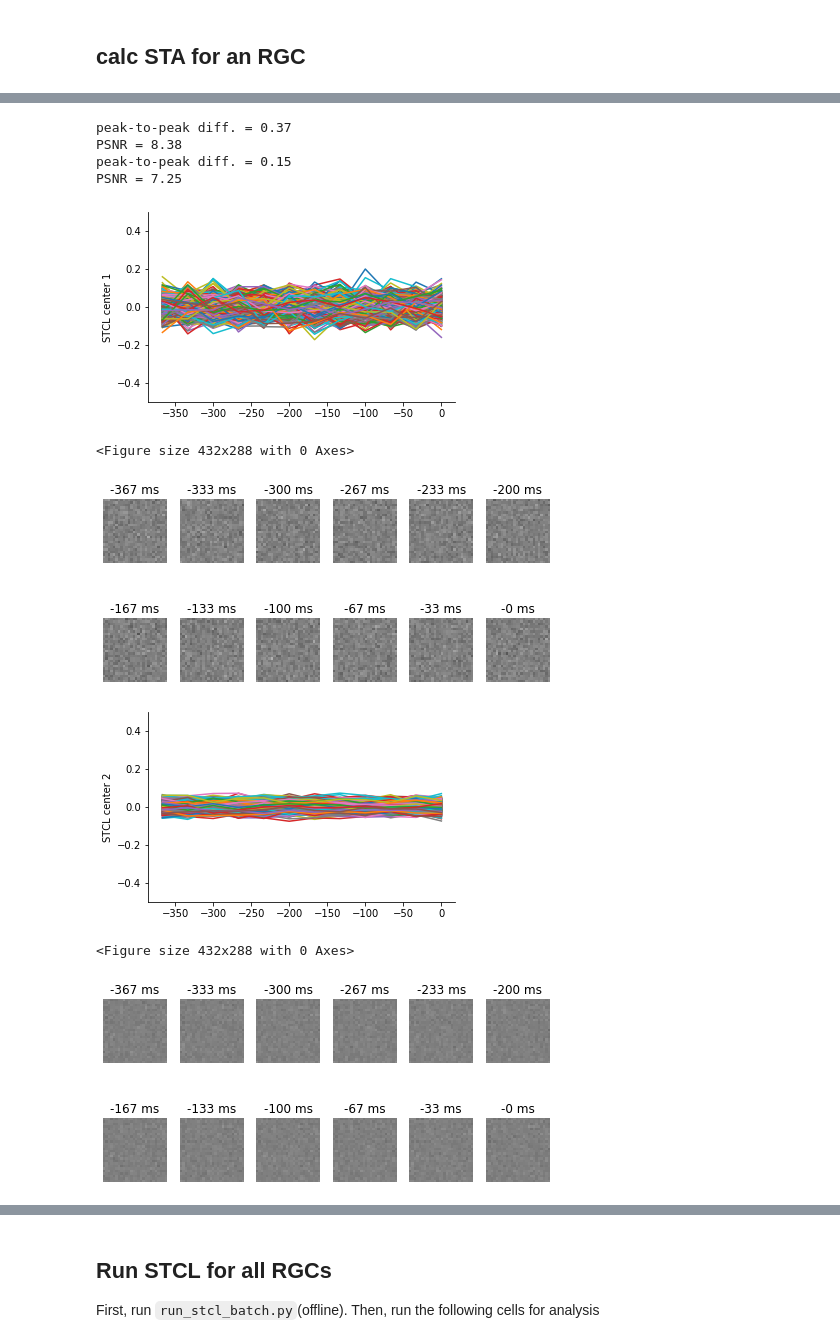
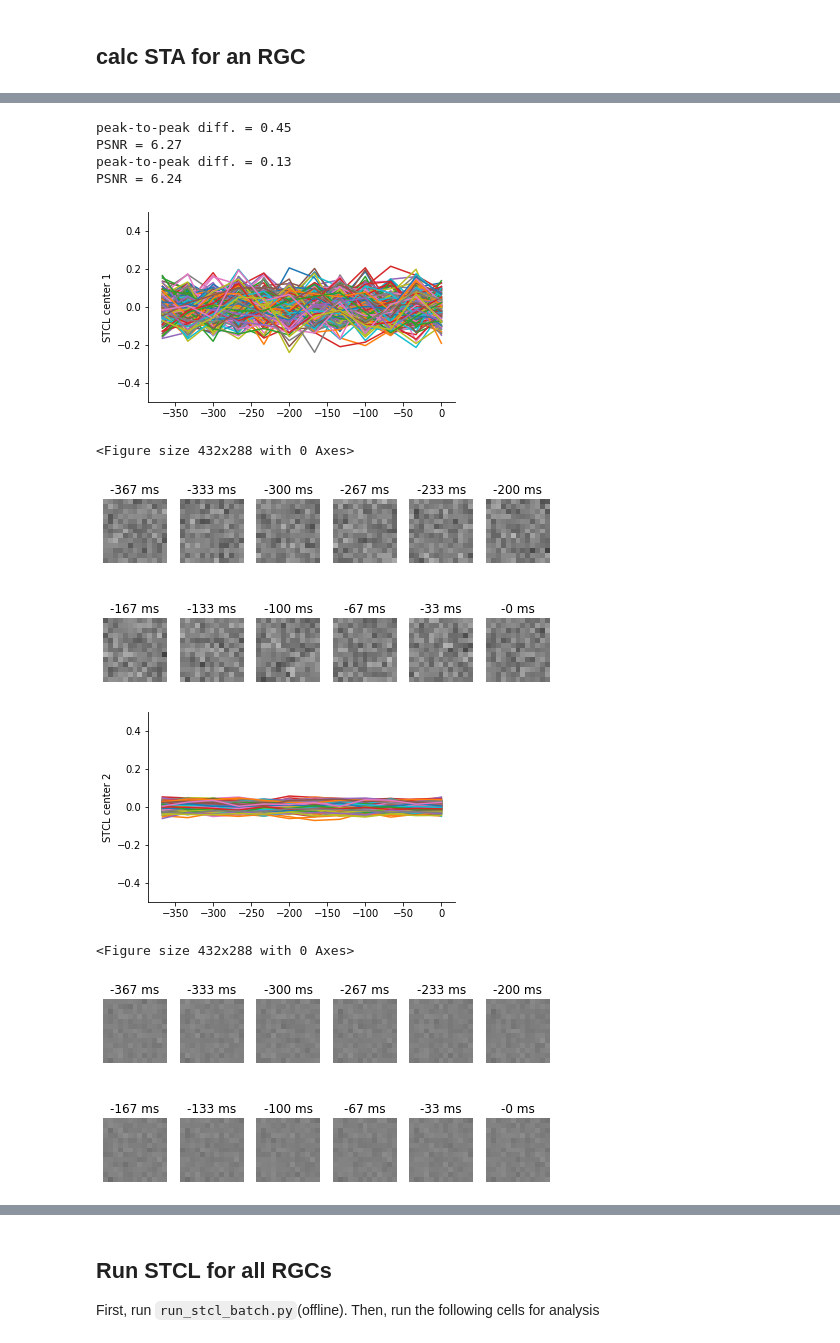
Before and after one commit to ys7yoo/retina_info, a Jupyter notebook: run_stcl.ipynb, the cells around one changed output, grey strips where cells are left out. Drawn from its saved outputs; the diff is of its cells as text; code cells hidden in the pictures.

Commit message:
working on clustering

```diff
--- a/run_stcl.ipynb
+++ b/run_stcl.ipynb
@@ -53,7 +50,7 @@ def plot_spatio_temporal(sta,dt=1000/30, ylabel=None, fig_basename=None):
         plt.savefig(fig_basename + '_temp.pdf', bbox_inches='tight') # https://stackoverflow.com/a/4046233
 
     plt.figure()
-    pysta.plot_stim_slices(sta, height=26, width=26, dt=dt, vmin=-0.5, vmax=0.5)
+    pysta.plot_stim_slices(sta, height=13, width=13, dt=dt, vmin=-0.5, vmax=0.5)
 
 #     plt.tight_layout()
 
@@ -89,7 +86,8 @@ def plot_bar_by_group(info, col,
 ## load data
 # %%
 data_path = 'data'
-dataset = '20201209'
+dataset = '20201216'
+# dataset = '20201209'
 
 info = pd.read_csv(os.path.join(data_path, dataset + '_info.csv'))
 data = np.load(os.path.join(data_path, dataset + '.npz'))
@@ -140,7 +132,13 @@ print(spike_counts.shape)
 # %%
 # choose a channel
 
-ch_idx = 2    # 14a ON-OFF
+ch_idx = 10  # 17c ON-OFF
+ch_idx = 23  # 26a ON-OFF
+ch_idx = 24  # 28a ON-OFF
+
+
+# 26x26
+# ch_idx = 2    # 14a ON-OFF
 # ch_idx = 22   # 33c	ON
 # ch_idx = 29   # 37b ON
 # ch_idx = 41     # 48b OFF
@@ -220,7 +221,7 @@ plt.axis('equal')
 # %%
 # now do clustering
 cluster_dim = 2
-cl = stcl.fit(projected[:, :cluster_dim])
+cl = stcl.fit(projected[:, :cluster_dim], weights)
 pred = cl.predict(projected[:, :cluster_dim])
 
 group_centers = stcl.calc_centers(data_row, weights, pred)
@@ -232,19 +237,19 @@ inner_product = np.dot(group_centers[0].ravel(), group_centers[1].ravel())
 p2p0, sig0 = pysta.calc_peak_to_peak_and_std(group_centers[0])
 p2p1, sig1 = pysta.calc_peak_to_peak_and_std(group_centers[1])
 # %%
-plot_spatio_temporal(group_centers[0].reshape(26*26, -1), ylabel='STCL center 1',
+plot_spatio_temporal(group_centers[0].reshape(13*13, -1), ylabel='STCL center 1',
                      fig_basename=os.path.join('figure', 'stcl', channel_name) + '_center0')
 
-plot_spatio_temporal(group_centers[1].reshape(26*26, -1), ylabel='STCL center 2',
+plot_spatio_temporal(group_centers[1].reshape(13*13, -1), ylabel='STCL center 2',
                      fig_basename=os.path.join('figure', 'stcl', channel_name) + '_center1')
 # %% [output]
-peak-to-peak diff. = 0.37
-PSNR = 8.38
-peak-to-peak diff. = 0.15
-PSNR = 7.25
+peak-to-peak diff. = 0.45
+PSNR = 6.27
+peak-to-peak diff. = 0.13
+PSNR = 6.24
-[figure, old version]
+[figure, new version]
 <Figure size 432x288 with 0 Axes>
-[figure, old version]
+[figure, new version]
-[figure, old version]
+[figure, new version]
 <Figure size 432x288 with 0 Axes>
 [figure]
```
Also changed, not shown: parts of 34 cells of this notebook.
